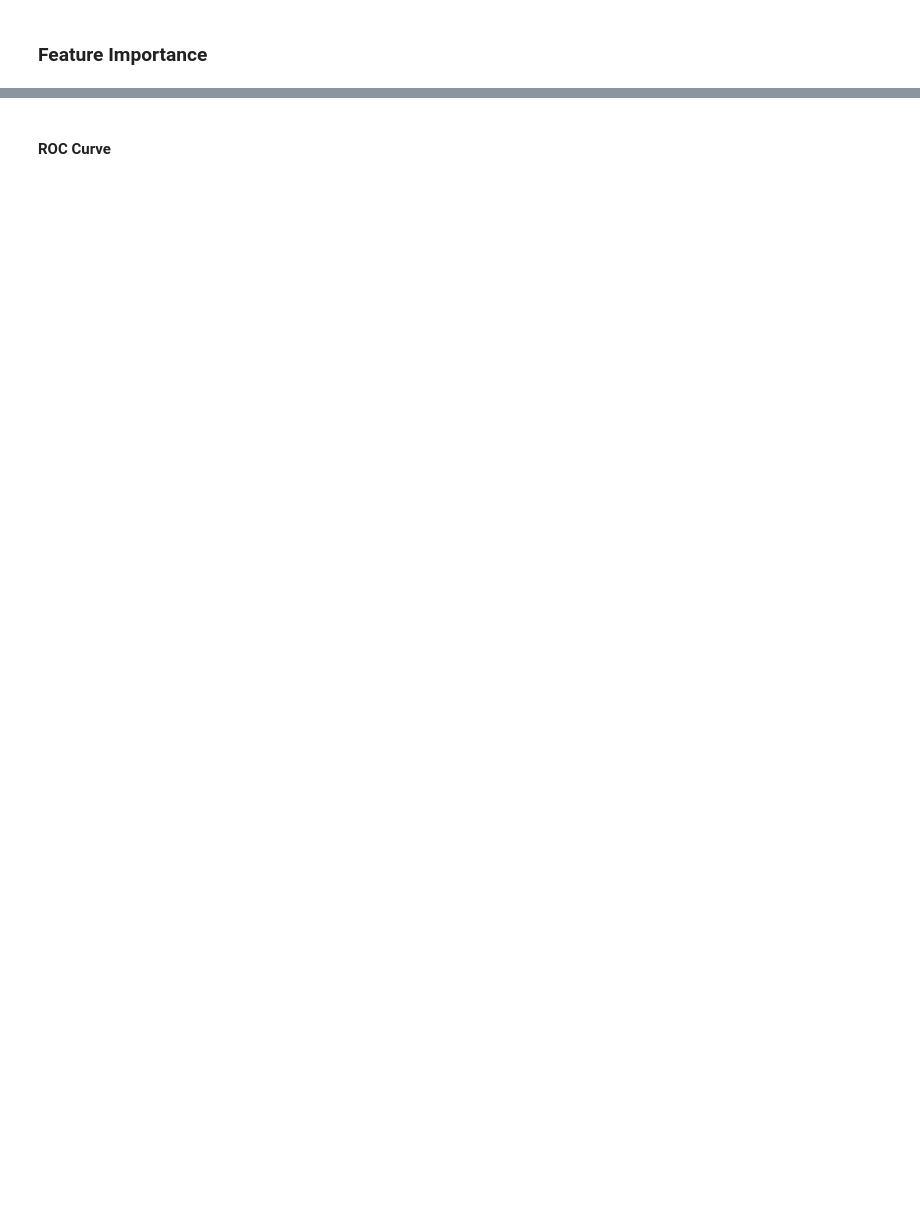
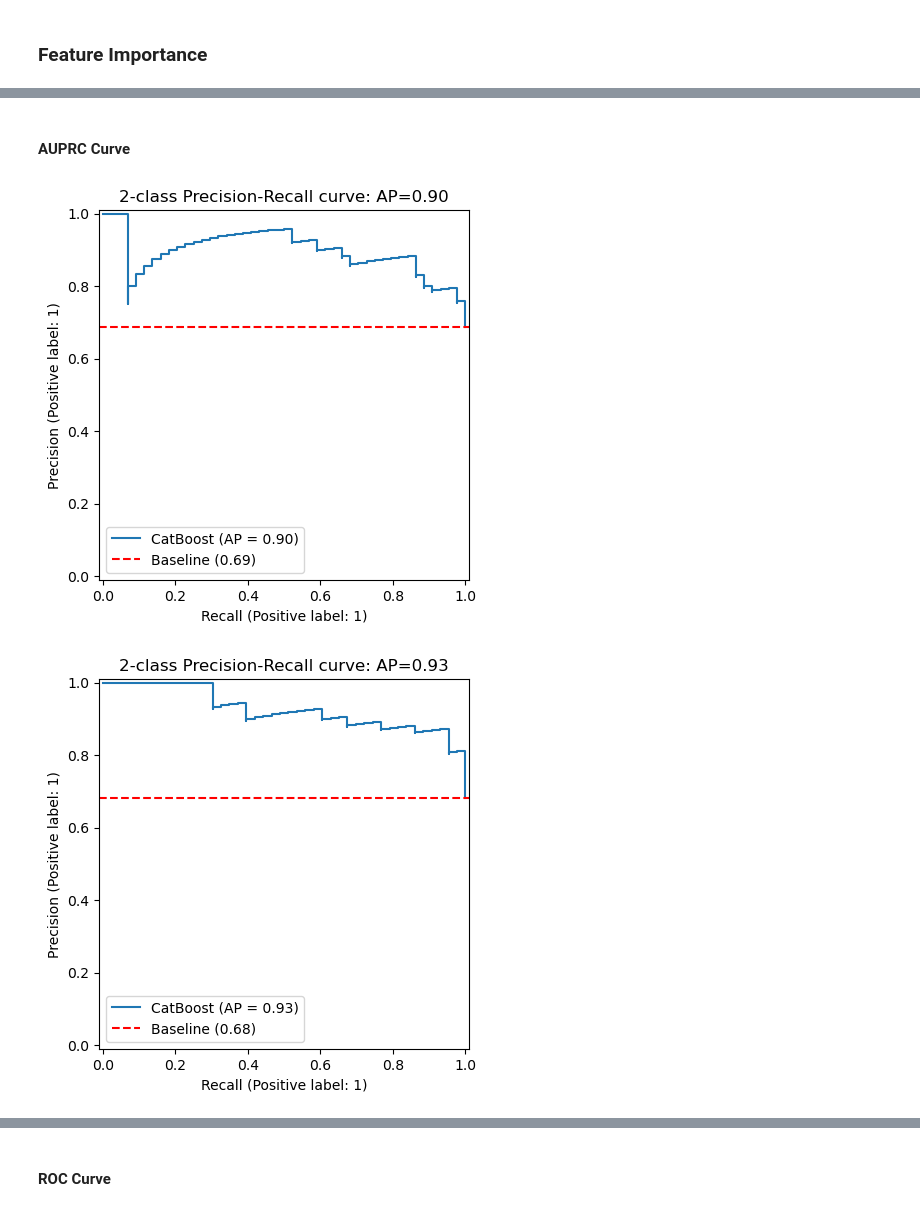
Before and after one commit to acbriza/dpn2026, a Jupyter notebook: module/explainability.ipynb, the cells around one changed output, grey strips where cells are left out. Saved outputs shown, nothing was run; the diff lists cells and outputs as text; code cells hidden in the pictures; blank space fills up the shorter version.

```diff
--- a/module/explainability.ipynb
+++ b/module/explainability.ipynb
@@ -192,0 +161,26 @@ for s in range(len(split_results)):
+# %% [markdown]
+#### AUPRC Curve
+# %%
+from sklearn.metrics import precision_recall_curve, average_precision_score, PrecisionRecallDisplay
+
+for s in range(len(split_results)):
+    model = split_results[s]['model']
+    X_test = split_results[s]['X_test']
+    y_test = split_results[s]['y_test']
+    y_proba = model.predict_proba(X_test)[:,1]# y_test: true labels
+    # y_scores: predicted probabilities for the positive class
+    average_precision = average_precision_score(y_test, y_proba)
+
+    # Create the plot
+    display = PrecisionRecallDisplay.from_predictions(y_test, y_proba, name="CatBoost")
+    _ = display.ax_.set_title(f"2-class Precision-Recall curve: AP={average_precision:.2f}")
+
+    # Add the 'No-Skill' baseline (prevalence of positive class)
+    baseline = sum(y_test) / len(y_test)
+    plt.axhline(y=baseline, color='red', linestyle='--', label=f'Baseline ({baseline:.2f})')
+
+    plt.legend()
+    plt.show()
+# %% [output]
+[figure, added]
+[figure, added]
```
Also changed, not shown: parts of 29 cells of this notebook, 1 other file.
